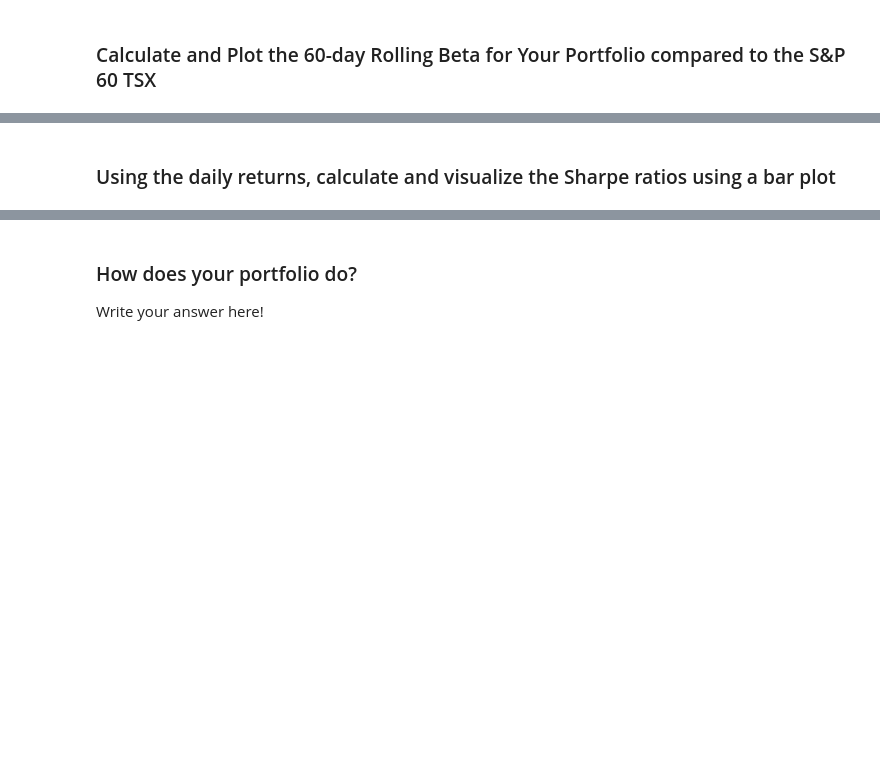
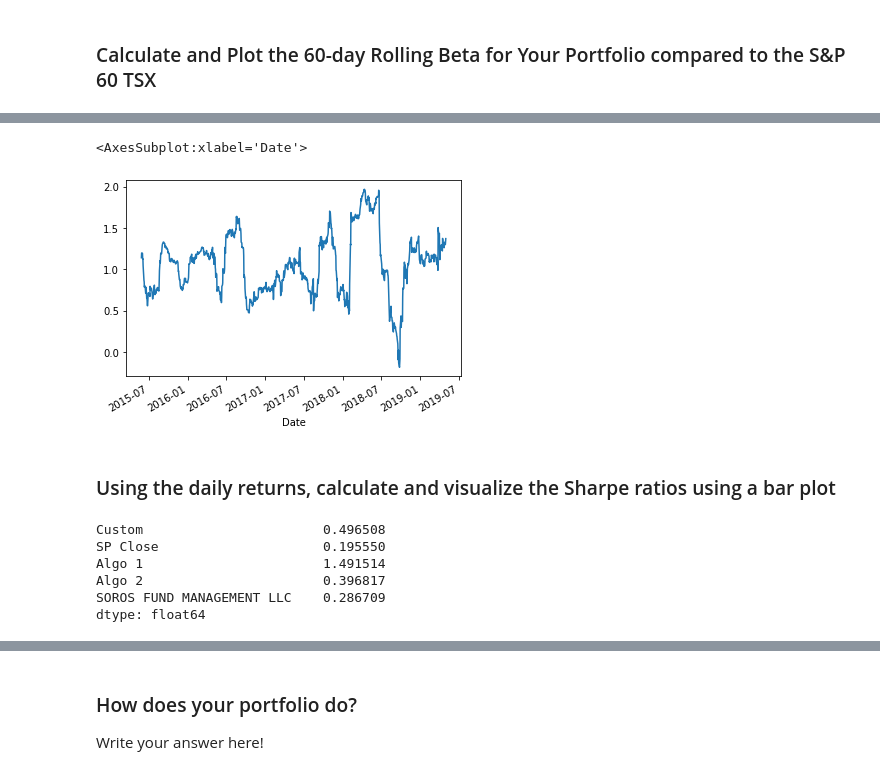
Before and after one commit to SamRoberts995/Pandas_homework, a Jupyter notebook: whale_analysis.ipynb, the cells around one changed output, grey strips where cells are left out. Drawn from its saved outputs; the diff is of its cells as text; code cells hidden in the pictures; blank space fills up the shorter version.

```diff
--- a/whale_analysis.ipynb
+++ b/whale_analysis.ipynb
@@ -479,6 +690,31 @@ weights = [1/3, 1/3, 1/3]
+# %%
+# Calculate covariance of a single portfolio
+covariance_custom = all_returns['Custom'].rolling(window=60).cov(all_returns['SP Close'])
+
+# Calculate variance of S&P TSX
+variance = all_returns['SP Close'].rolling(window=60).var()
+
+# Computing beta
+covariance_beta = covariance_custom / variance
+
+
+# Plot beta trend
+covariance_beta.plot()
+# %% [output]
+<AxesSubplot:xlabel='Date'>
+[figure, added]
 # %% [markdown]
 ### Using the daily returns, calculate and visualize the Sharpe ratios using a bar plot
 # %%
 # Calculate Annualized Sharpe Ratios
+all_ratios = (all_returns.mean() * 252) / (all_returns.std() * np.sqrt(252))
+all_ratios.head()
+# %% [output]
+Custom                       0.496508
+SP Close                     0.195550
+Algo 1                       1.491514
+Algo 2                       0.396817
+SOROS FUND MANAGEMENT LLC    0.286709
+dtype: float64
 # %%
 # Visualize the sharpe ratios as a bar plot
```
Also changed, not shown: parts of 23 cells of this notebook, 10 other files.
